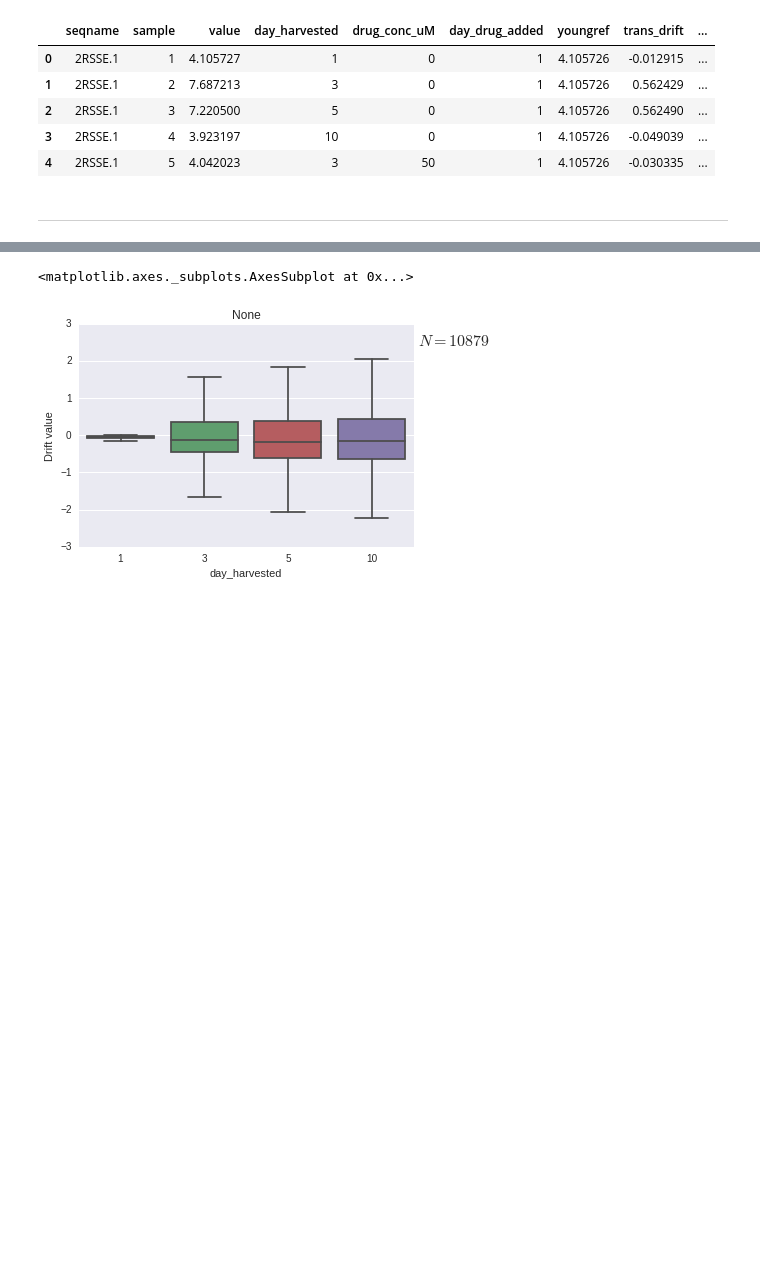
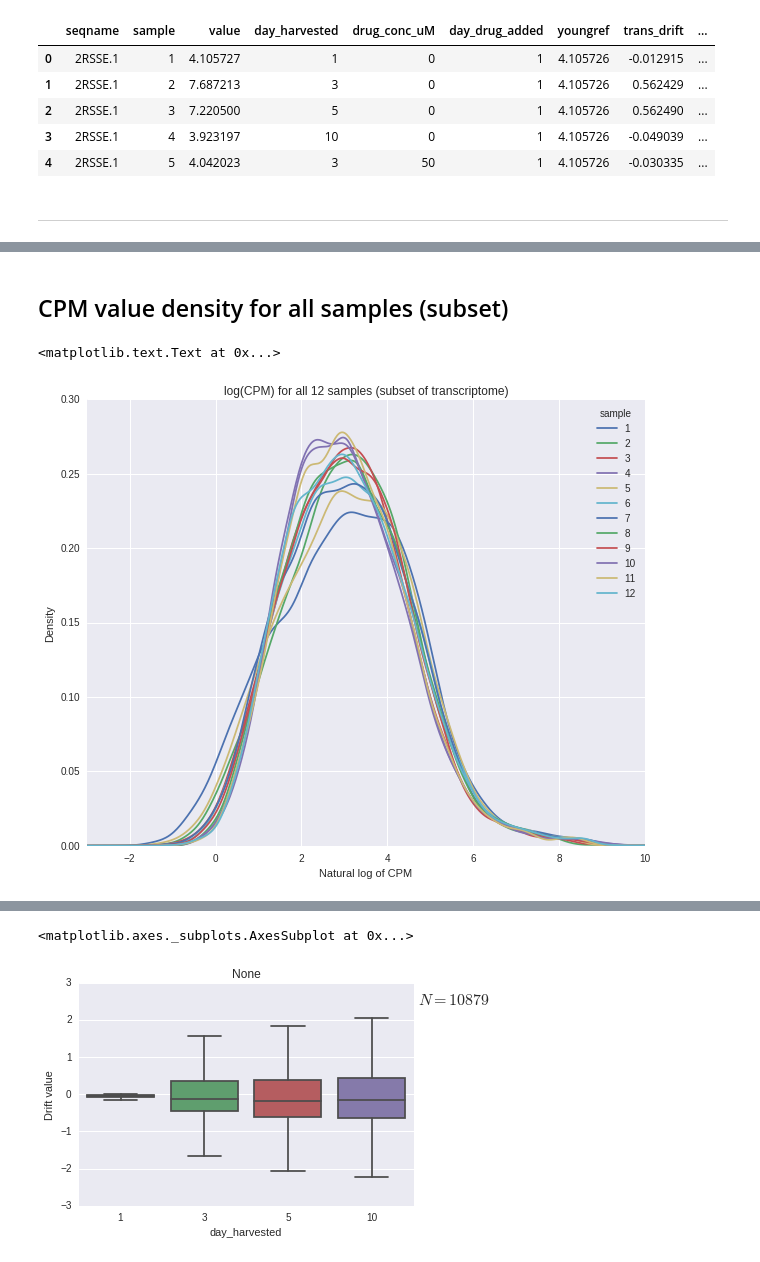
Before and after one commit to veleritas/ageing, a Jupyter notebook: analysis/worm_plots.ipynb, the cells around one changed output, grey strips where cells are left out. Cells and saved outputs as stored; diff of their text form; code cells hidden in the pictures; blank space fills up the shorter version.

```diff
--- a/analysis/worm_plots.ipynb
+++ b/analysis/worm_plots.ipynb
@@ -41,0 +72,16 @@ data.head()
+# %% [markdown]
+## CPM value density for all samples (subset)
+# %%
+temp = sub.copy()
+temp["log_value"] = np.log(temp["value"])
+
+fig = plot_multi_density(
+    temp, "seqname", "sample", "log_value",
+    rc = {"figure.figsize": (10, 8)}
+)
+fig.set_xlim((-3, 10))
+fig.set_xlabel("Natural log of CPM")
+fig.set_title("log(CPM) for all 12 samples (subset of transcriptome)")
+# %% [output]
+<matplotlib.text.Text at 0x...>
+[figure, added]
```
Also changed, not shown: parts of 47 cells of this notebook, 1 other file.
